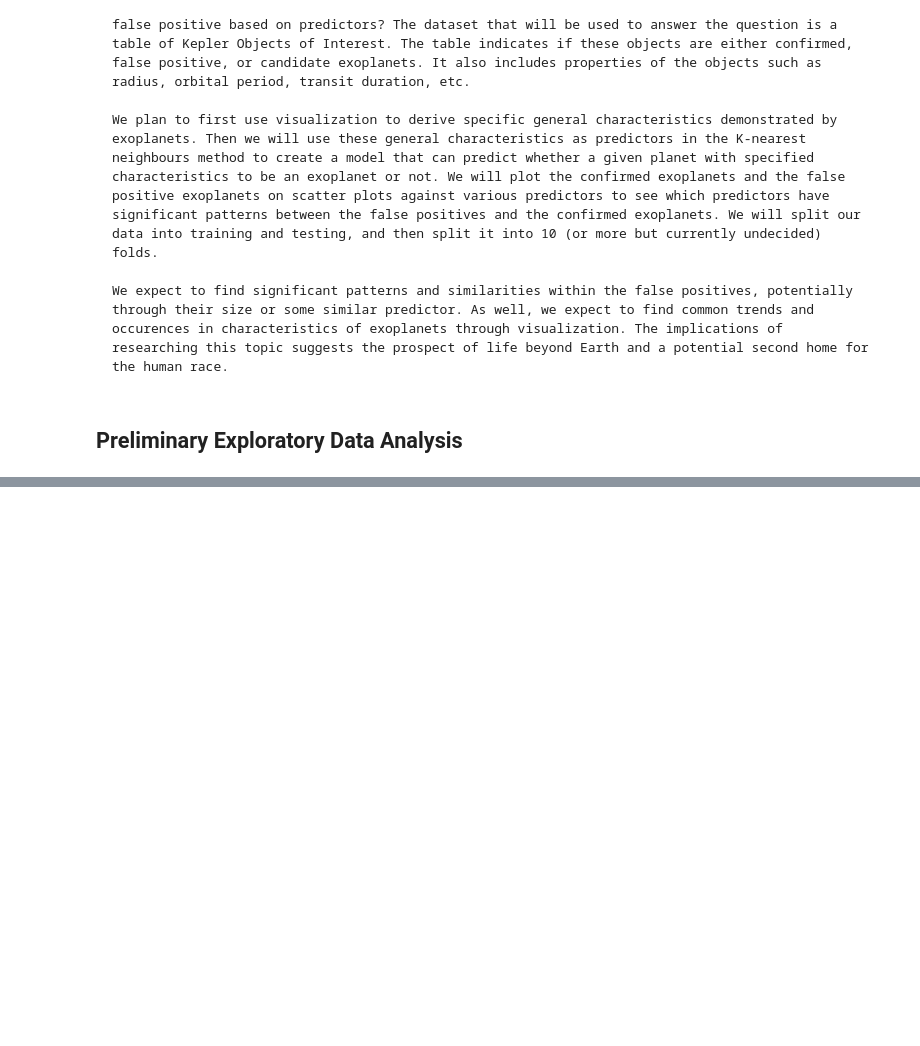
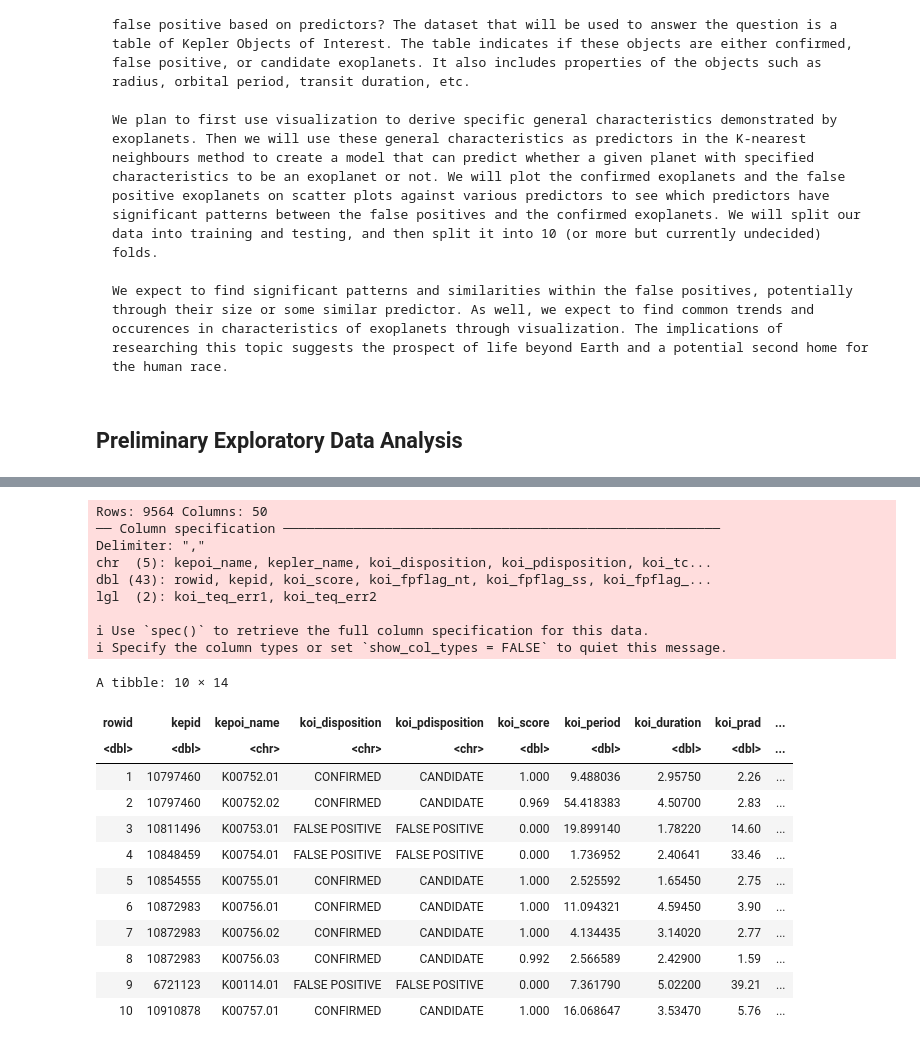
Before and after one commit to Anthony-Sheu/Kepler-Observations-Exoplanet-Prediction, a Jupyter notebook: Group Project Proposal.ipynb, the cells around one changed output, grey strips where cells are left out. Saved outputs shown, nothing was run; the diff lists cells and outputs as text; code cells hidden in the pictures; blank space fills up the shorter version.

```diff
--- a/Group Project Proposal.ipynb
+++ b/Group Project Proposal.ipynb
@@ -42,0 +57,30 @@ koi_score
+# %%
+exo_data = read_csv("cumulative.csv")
+
+exo_data_select <- exo_data |>
+    select(rowid, kepid, kepoi_name, koi_disposition, koi_pdisposition, koi_score, koi_period, koi_duration, koi_prad, koi_teq, koi_insol, koi_slogg, koi_steff, koi_srad)
+
+exo_data_select |> slice(1:10)
+# %% [output]
+Rows: 9564 Columns: 50
+── Column specification ────────────────────────────────────────────────────────
+Delimiter: ","
+chr  (5): kepoi_name, kepler_name, koi_disposition, koi_pdisposition, koi_tc...
+dbl (43): rowid, kepid, koi_score, koi_fpflag_nt, koi_fpflag_ss, koi_fpflag_...
+lgl  (2): koi_teq_err1, koi_teq_err2
+
+ℹ Use `spec()` to retrieve the full column specification for this data.
+ℹ Specify the column types or set `show_col_types = FALSE` to quiet this message.
+A tibble: 10 × 14
+| rowid | kepid | kepoi_name | koi_disposition | koi_pdisposition | koi_score | koi_period | koi_duration | koi_prad | ... |
+| <dbl> | <dbl> | <chr> | <chr> | <chr> | <dbl> | <dbl> | <dbl> | <dbl> | ... |
+| 1 | 10797460 | K00752.01 | CONFIRMED | CANDIDATE | 1.000 | 9.488036 | 2.95750 | 2.26 | ... |
+| 2 | 10797460 | K00752.02 | CONFIRMED | CANDIDATE | 0.969 | 54.418383 | 4.50700 | 2.83 | ... |
+| 3 | 10811496 | K00753.01 | FALSE POSITIVE | FALSE POSITIVE | 0.000 | 19.899140 | 1.78220 | 14.60 | ... |
+| 4 | 10848459 | K00754.01 | FALSE POSITIVE | FALSE POSITIVE | 0.000 | 1.736952 | 2.40641 | 33.46 | ... |
+| 5 | 10854555 | K00755.01 | CONFIRMED | CANDIDATE | 1.000 | 2.525592 | 1.65450 | 2.75 | ... |
+| 6 | 10872983 | K00756.01 | CONFIRMED | CANDIDATE | 1.000 | 11.094321 | 4.59450 | 3.90 | ... |
+| 7 | 10872983 | K00756.02 | CONFIRMED | CANDIDATE | 1.000 | 4.134435 | 3.14020 | 2.77 | ... |
+| 8 | 10872983 | K00756.03 | CONFIRMED | CANDIDATE | 0.992 | 2.566589 | 2.42900 | 1.59 | ... |
+| 9 | 6721123 | K00114.01 | FALSE POSITIVE | FALSE POSITIVE | 0.000 | 7.361790 | 5.02200 | 39.21 | ... |
+| 10 | 10910878 | K00757.01 | CONFIRMED | CANDIDATE | 1.000 | 16.068647 | 3.53470 | 5.76 | ... |
```
Also changed, not shown: parts of 11 cells of this notebook.
